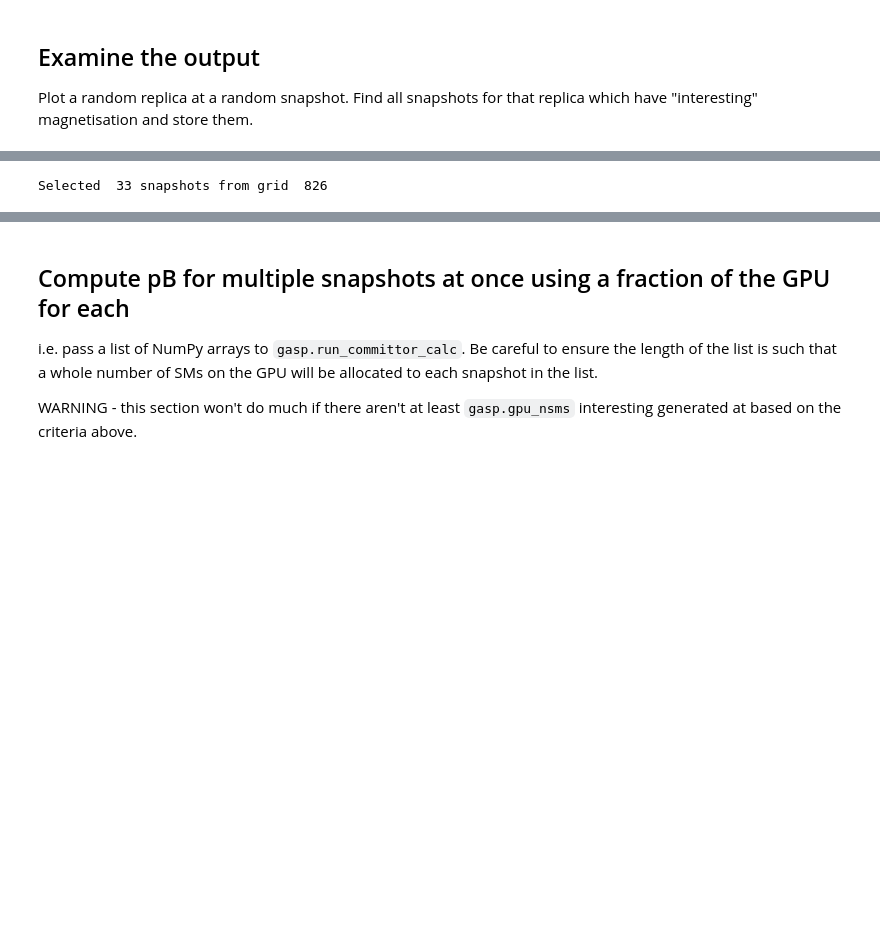
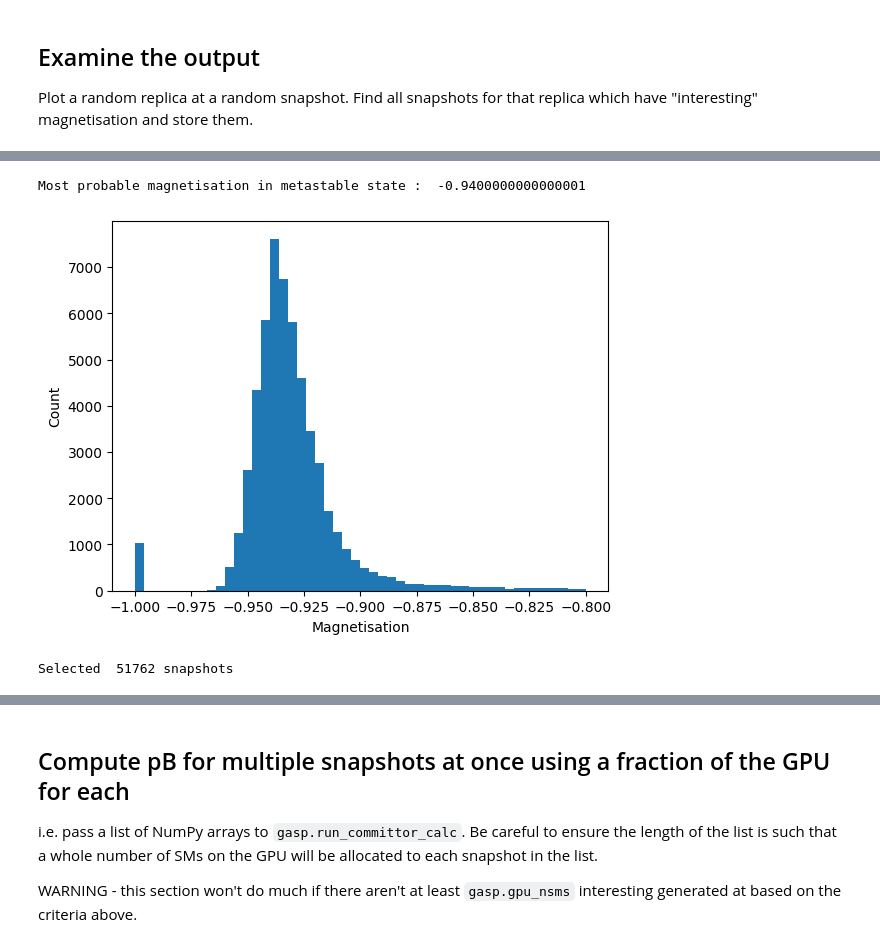
Before and after one commit to dquigley533/GPU_2DIsing, a Jupyter notebook: Jupyter/GASP_Tests.ipynb, the cells around one changed output, grey strips where cells are left out. Saved outputs shown, nothing was run; the diff lists cells and outputs as text; code cells hidden in the pictures; blank space fills up the shorter version.

```diff
--- a/Jupyter/GASP_Tests.ipynb
+++ b/Jupyter/GASP_Tests.ipynb
@@ -108,14 +120,28 @@ Text(0, 0.5, 'm')
+# %%
+# What is the distribution of magnetisation in the initial (metastable) state?
+all_mag = [m for ml in gasp.magnetisation for m in ml]
+
+plt.xlabel("Magnetisation")
+plt.ylabel("Count")
+n, bins, _ = plt.hist(all_mag, range=(-1,-0.8), bins=50)
+print("Most probable magnetisation in metastable state : ", bins[np.argmax(n)])
+
+# Set this as the dn_threshold for committor calcs
+dn_thr = bins[np.argmax(n)]
+# %% [output]
+Most probable magnetisation in metastable state :  -0.9400000000000001
+[figure, added]
 # %%
-# Find the grids where the magnetisation is between -0.75 +/- 0.2
-sample_grids = [ grids[igrid] for grids in gasp.grids]
-sample_snaps = [ snap for snap in sample_grids if ( abs(snap.magnetisation + 0.75) < 0.2 ) ]
-print("Selected ", len(sample_snaps), "snapshots from grid ", igrid)
+# Find the grids where the magnetisation is between -0.85 +/- 0.2
+flat_grids_list = [ grid for grids in gasp.grids for grid in grids ]
+sample_snaps = [ snap for snap in flat_grids_list if ( abs(snap.magnetisation + 0.85) < 0.2 ) ]
+print("Selected ", len(sample_snaps), "snapshots")
 
 # Make sure we work off a copy of this as the data behind gasp.grids will be destroyed when we do a pB calc
 import copy
 loc_sample_snaps = copy.deepcopy(sample_snaps)
 # %% [output]
-Selected  33 snapshots from grid  826
+Selected  51762 snapshots
 # %%
 # Plot the first one and save it to file so we can use it again if we want
 if (len(loc_sample_snaps)) > 0:
```
Also changed, not shown: parts of 24 cells of this notebook, 2 other files.
